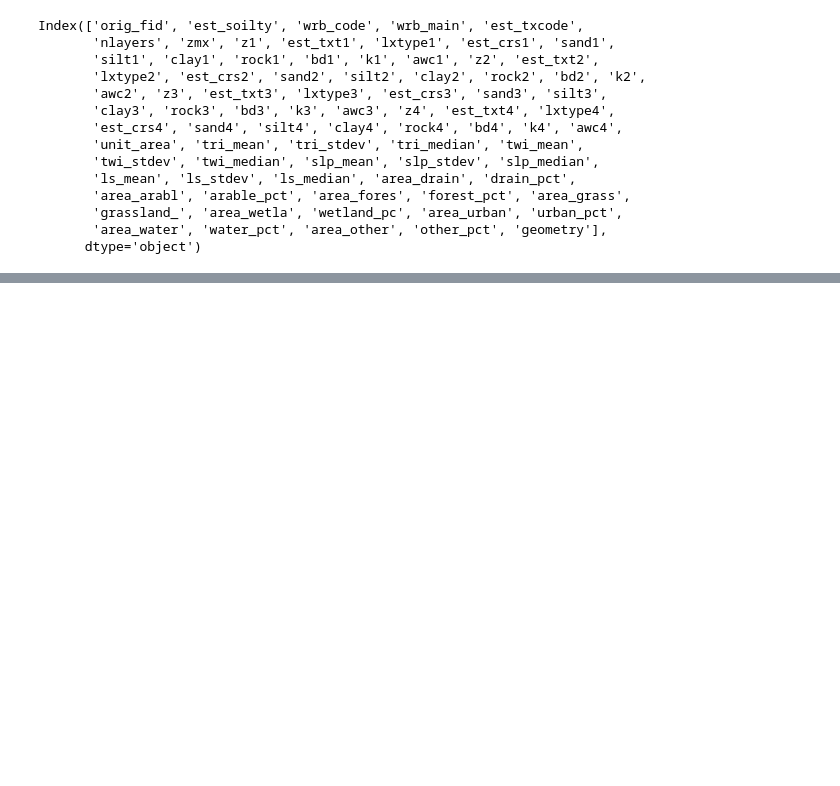
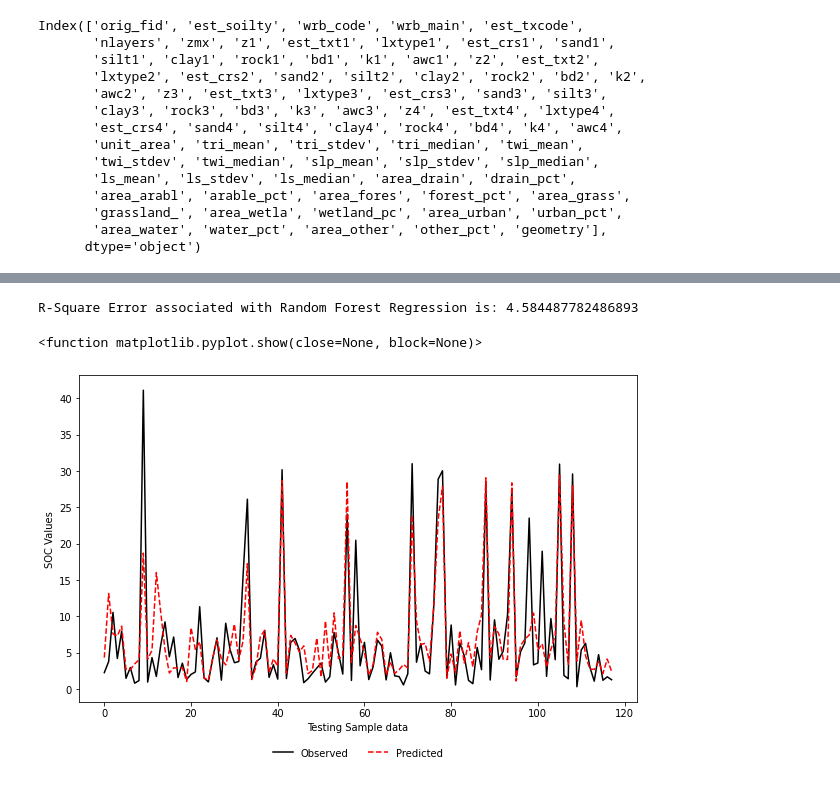
Before and after one commit to Yusif99/thesis, a Jupyter notebook: thesis_Yusif.ipynb, the cells around one changed output, grey strips where cells are left out. Cells and saved outputs as stored; diff of their text form; code cells hidden in the pictures; blank space fills up the shorter version.

```diff
--- a/thesis_Yusif.ipynb
+++ b/thesis_Yusif.ipynb
@@ -49,0 +386,2 @@ Index(['orig_fid', 'est_soilty', 'wrb_code', 'wrb_main', 'est_txcode',
+# %%
+rf_random.fit(x_train, y_train)
@@ -49,0 +401,6 @@ Index(['orig_fid', 'est_soilty', 'wrb_code', 'wrb_main', 'est_txcode',
+# %%
+#Best parameters using RandomizedSearchCV
+params = rf_random.best_params_
+params['bootstrap'] = True
+params['oob_score'] = True
+params
@@ -49,0 +415,5 @@ Index(['orig_fid', 'est_soilty', 'wrb_code', 'wrb_main', 'est_txcode',
+# %%
+# Fit parameters to the model (RandomizedSearchCV)
+regressor = RandomForestRegressor()
+regressor.set_params(**params)
+regressor.fit(x_train, y_train)
@@ -49,0 +430,7 @@ Index(['orig_fid', 'est_soilty', 'wrb_code', 'wrb_main', 'est_txcode',
+# %%
+y_predict = regressor.predict((x_test))
+
+#Model Evaluation using R-Square for Random Forest Regression
+from sklearn import metrics
+r_square = metrics.r2_score(y_test, y_predict)
+print('R-Square Error associated with Random Forest Regression is:', r_square)
@@ -49,0 +460,22 @@ Index(['orig_fid', 'est_soilty', 'wrb_code', 'wrb_main', 'est_txcode',
+# %%
+#Mean square error evaluation
+from sklearn.metrics import mean_squared_error
+print('R-Square Error associated with Random Forest Regression is:',np.sqrt(mean_squared_error(y_test, y_predict)) )
+# %% [output]
+R-Square Error associated with Random Forest Regression is: 4.584487782486893
+# %%
+#plotting results of observed/predicted sample data
+import matplotlib.pyplot as plt
+
+plt.rcParams['figure.figsize'] = (10,6)
+x_ax = range(len(x_test))
+
+plt.plot(x_ax,y_test, label ="Observed", color = "k", linestyle = "-")
+plt.plot(x_ax,y_predict, label ="Predicted", color = "r", linestyle = "--")
+plt.ylabel("SOC Values")
+plt.xlabel("Testing Sample data")
+plt.legend(bbox_to_anchor = (0.5, -0.2), loc = "lower center", ncol =2, frameon = False)
+plt.show
+# %% [output]
+<function matplotlib.pyplot.show(close=None, block=None)>
+[figure, added]
```
Also changed, not shown: parts of 35 cells of this notebook.
